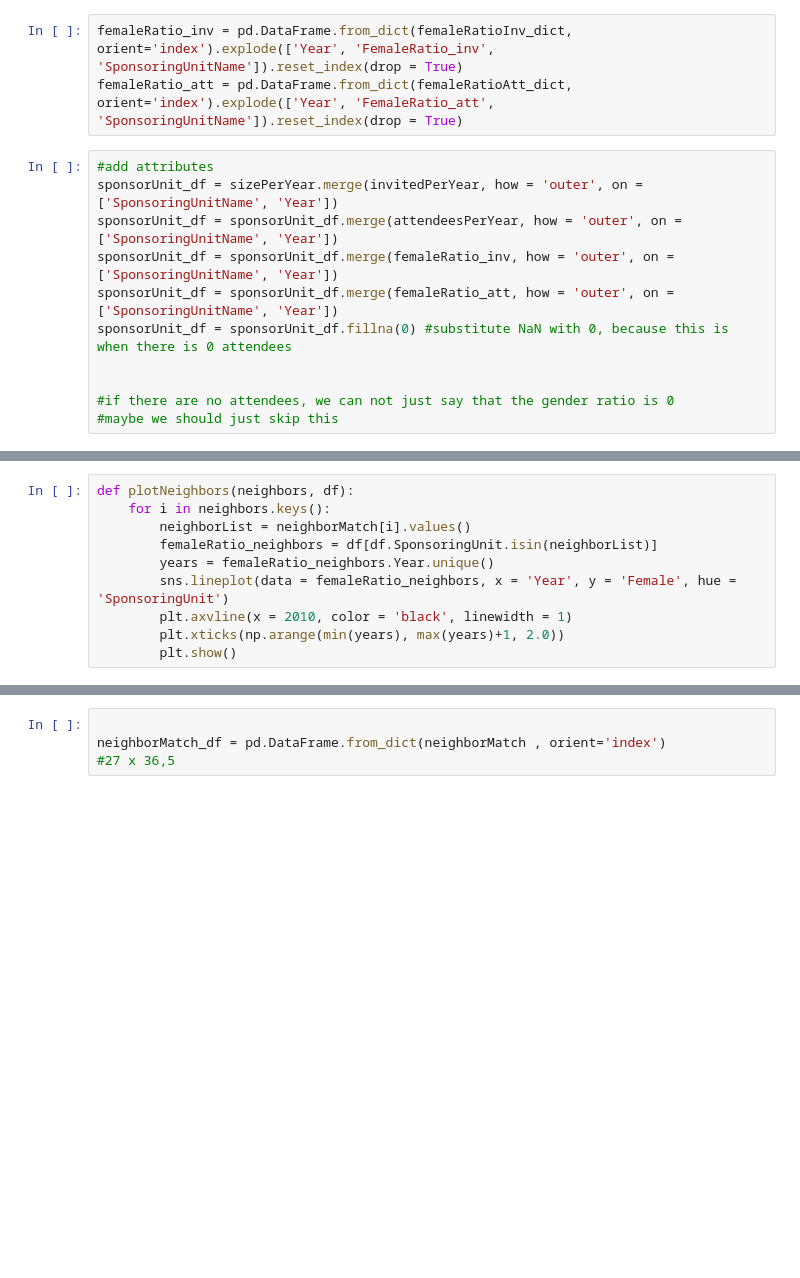
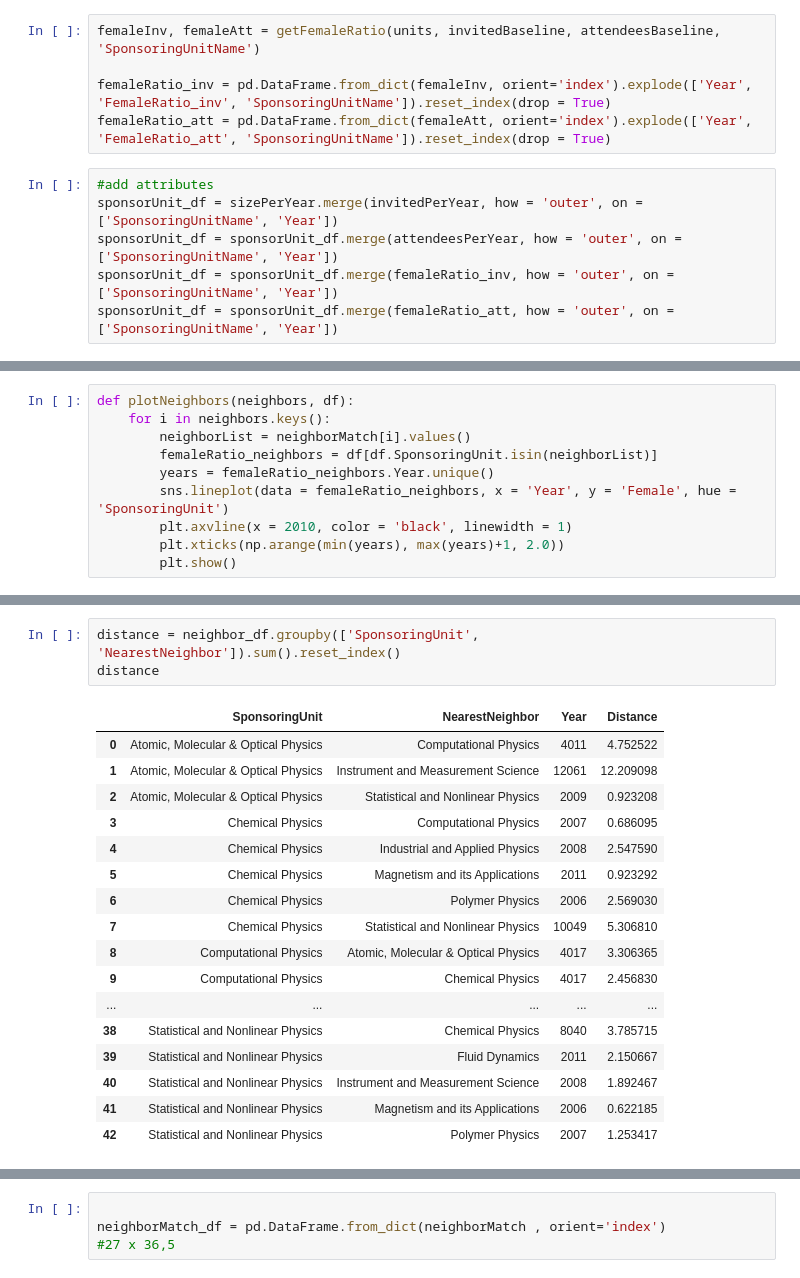
Before and after one commit to EllenWM/Evolution-of-Gender-Diversity-in-Physics-Conferences, a Jupyter notebook: interventionImpact.ipynb, the cells around one changed output, grey strips where cells are left out. Cells and saved outputs as stored; diff of their text form; blank space fills up the shorter version.

```diff
--- a/interventionImpact.ipynb
+++ b/interventionImpact.ipynb
@@ -51,14 +132,11 @@ for i in sponsoringUnits:
 # %%
-femaleRatio_inv = pd.DataFrame.from_dict(femaleRatioInv_dict, orient='index').explode(['Year', 'FemaleRatio_inv', 'SponsoringUnitName']).reset_index(drop = True)
-femaleRatio_att = pd.DataFrame.from_dict(femaleRatioAtt_dict, orient='index').explode(['Year', 'FemaleRatio_att', 'SponsoringUnitName']).reset_index(drop = True)
+femaleInv, femaleAtt = getFemaleRatio(units, invitedBaseline, attendeesBaseline, 'SponsoringUnitName')
+
+femaleRatio_inv = pd.DataFrame.from_dict(femaleInv, orient='index').explode(['Year', 'FemaleRatio_inv', 'SponsoringUnitName']).reset_index(drop = True)
+femaleRatio_att = pd.DataFrame.from_dict(femaleAtt, orient='index').explode(['Year', 'FemaleRatio_att', 'SponsoringUnitName']).reset_index(drop = True)
 # %%
 #add attributes
 sponsorUnit_df = sizePerYear.merge(invitedPerYear, how = 'outer', on = ['SponsoringUnitName', 'Year'])
 sponsorUnit_df = sponsorUnit_df.merge(attendeesPerYear, how = 'outer', on = ['SponsoringUnitName', 'Year'])
 sponsorUnit_df = sponsorUnit_df.merge(femaleRatio_inv, how = 'outer', on = ['SponsoringUnitName', 'Year'])
 sponsorUnit_df = sponsorUnit_df.merge(femaleRatio_att, how = 'outer', on = ['SponsoringUnitName', 'Year'])
-sponsorUnit_df = sponsorUnit_df.fillna(0) #substitute NaN with 0, because this is when there is 0 attendees
-
-
-#if there are no attendees, we can not just say that the gender ratio is 0
-#maybe we should just skip this
@@ -108,3 +242,24 @@ neighbor_df = pd.DataFrame.from_dict(KNN_dict , orient='index')
+# %%
+distance = neighbor_df.groupby(['SponsoringUnit', 'NearestNeighbor']).sum().reset_index()
+distance
+# %% [output]
+|  | SponsoringUnit | NearestNeighbor | Year | Distance |
+| 0 | Atomic, Molecular & Optical Physics | Computational Physics | 4011 | 4.752522 |
+| 1 | Atomic, Molecular & Optical Physics | Instrument and Measurement Science | 12061 | 12.209098 |
+| 2 | Atomic, Molecular & Optical Physics | Statistical and Nonlinear Physics | 2009 | 0.923208 |
+| 3 | Chemical Physics | Computational Physics | 2007 | 0.686095 |
+| 4 | Chemical Physics | Industrial and Applied Physics | 2008 | 2.547590 |
+| 5 | Chemical Physics | Magnetism and its Applications | 2011 | 0.923292 |
+| 6 | Chemical Physics | Polymer Physics | 2006 | 2.569030 |
+| 7 | Chemical Physics | Statistical and Nonlinear Physics | 10049 | 5.306810 |
+| 8 | Computational Physics | Atomic, Molecular & Optical Physics | 4017 | 3.306365 |
+| 9 | Computational Physics | Chemical Physics | 4017 | 2.456830 |
+| ... | ... | ... | ... | ... |
+| 38 | Statistical and Nonlinear Physics | Chemical Physics | 8040 | 3.785715 |
+| 39 | Statistical and Nonlinear Physics | Fluid Dynamics | 2011 | 2.150667 |
+| 40 | Statistical and Nonlinear Physics | Instrument and Measurement Science | 2008 | 1.892467 |
+| 41 | Statistical and Nonlinear Physics | Magnetism and its Applications | 2006 | 0.622185 |
+| 42 | Statistical and Nonlinear Physics | Polymer Physics | 2007 | 1.253417 |
 # %%
 neighborMatch = {}
 index = 0
```
Also changed, not shown: parts of 38 cells of this notebook.
